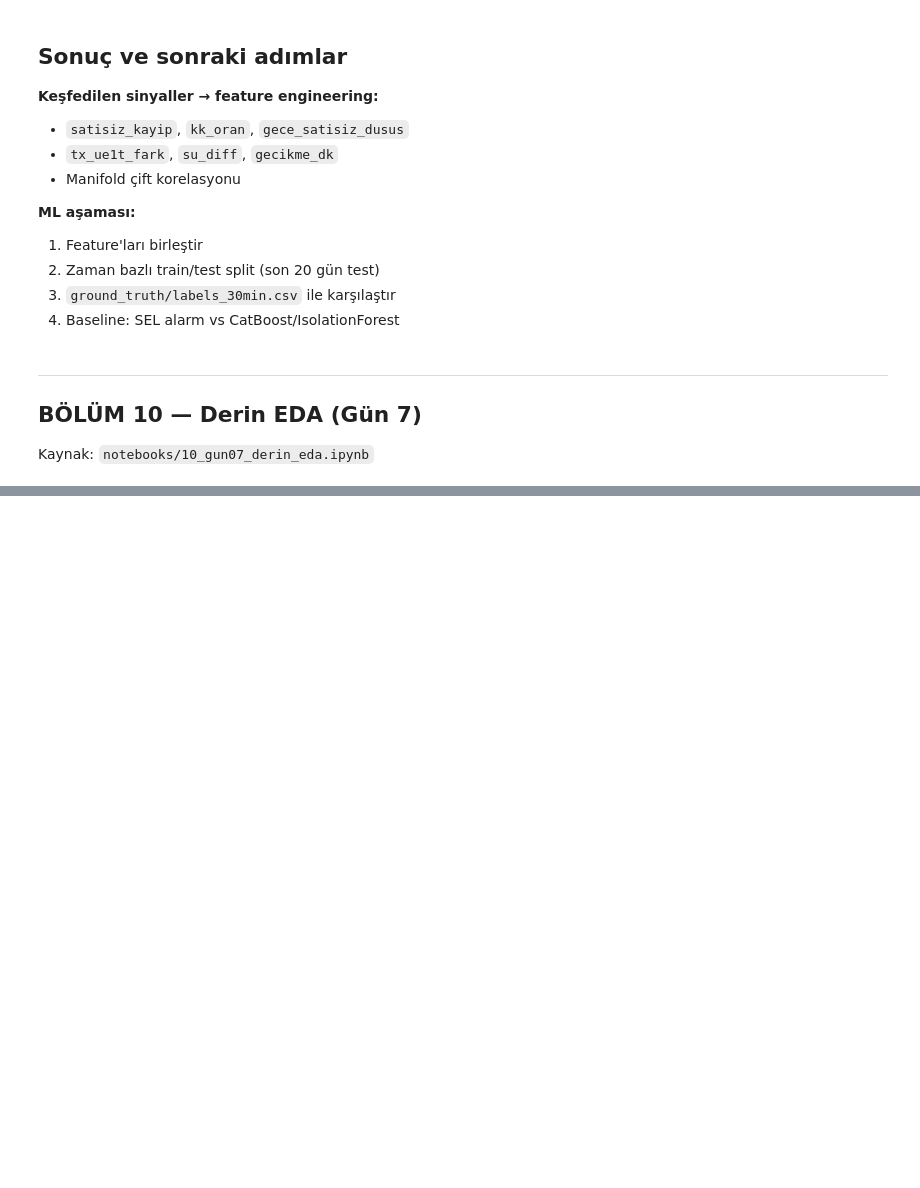
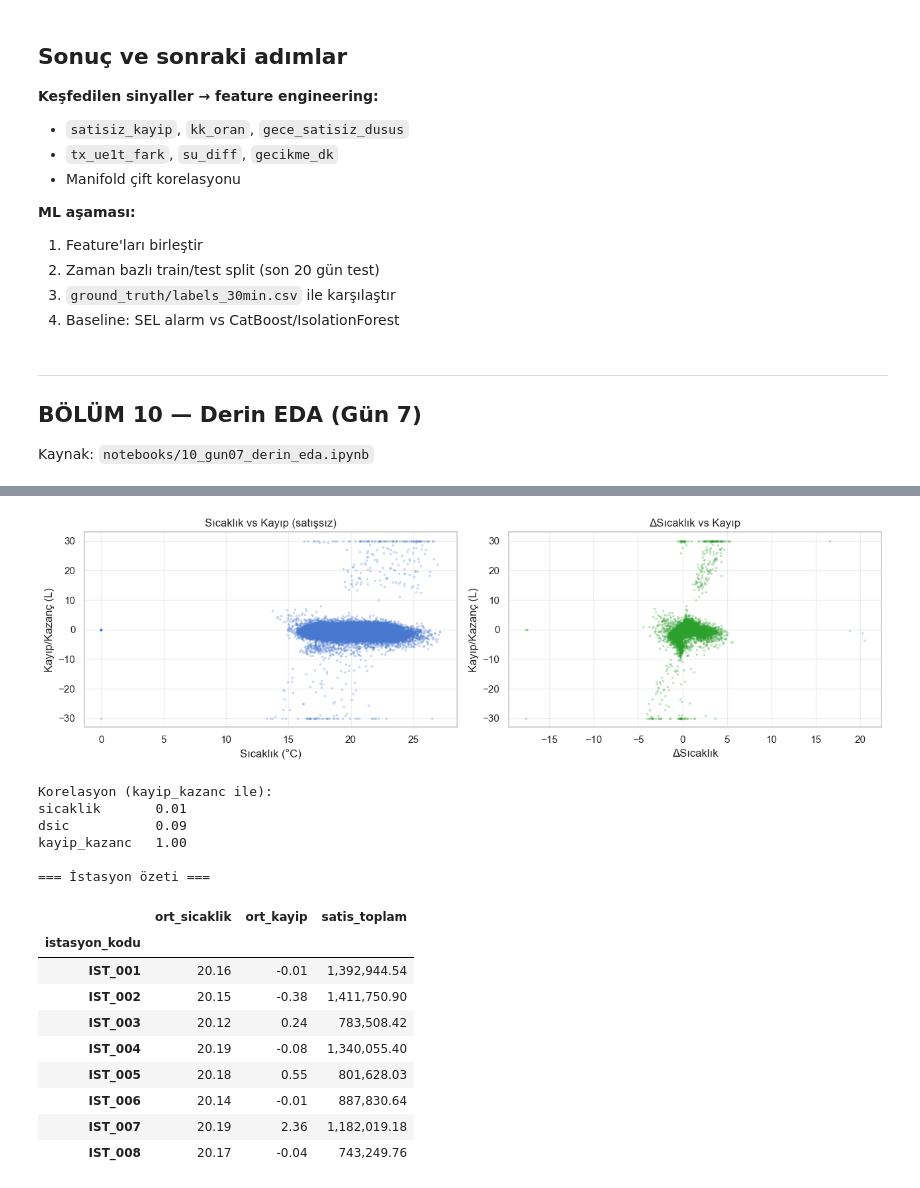
Before and after one commit to EdipMangtay/Turpak_Staj, a Jupyter notebook: eda/EDA_Master.ipynb, the cells around one changed output, grey strips where cells are left out. Cells and saved outputs as stored; diff of their text form; code cells hidden in the pictures; blank space fills up the shorter version.

```diff
--- a/eda/EDA_Master.ipynb
+++ b/eda/EDA_Master.ipynb
@@ -821,22 +1292,3 @@ save_fig(name='09_anomaly_01')
 ## BÖLÜM 10 — Derin EDA (Gün 7)
 
 Kaynak: `notebooks/10_gun07_derin_eda.ipynb`
-# %%
-import sys
-from pathlib import Path
-import pandas as pd, numpy as np
-import matplotlib.pyplot as plt
-
-ROOT = Path.cwd()
-if ROOT.name != 'eda': ROOT = ROOT / 'eda'
-sys.path.insert(0, str(ROOT))
-from utils.data_loader import load_all
-
-pd.set_option('display.max_columns', 40)
-plt.rcParams['figure.figsize'] = (12, 4)
-
-dfs = load_all()
-ue = dfs['ue1t_30min']
-tanks = dfs['tanks']
-inv = dfs['inventory_30min']
-print('ue1t:', ue.shape, '| tanks:', tanks.shape, '| inventory:', inv.shape)
@@ -956,0 +1411,45 @@ print(inv.isna().sum()[inv.isna().sum()>0].to_string())
+# %%
+nosale = ue[(ue.pompa_satis == 0) & ue.sicaklik.notna()].copy()
+nosale['dsic'] = nosale.groupby(['istasyon_kodu','tank_no'])['sicaklik'].diff()
+sub = nosale.dropna(subset=['dsic'])
+
+fig, ax = plt.subplots(1, 2, figsize=(13, 4))
+ax[0].scatter(sub['sicaklik'], sub['kayip_kazanc'].clip(-30, 30), s=3, alpha=0.2)
+ax[0].set_xlabel('Sıcaklık (°C)'); ax[0].set_ylabel('Kayıp/Kazanç (L)')
+ax[0].set_title('Sıcaklık vs Kayıp (satışsız)')
+ax[1].scatter(sub['dsic'], sub['kayip_kazanc'].clip(-30, 30), s=3, alpha=0.2, color='tab:green')
+ax[1].set_xlabel('ΔSıcaklık'); ax[1].set_ylabel('Kayıp/Kazanç (L)')
+ax[1].set_title('ΔSıcaklık vs Kayıp')
+plt.tight_layout()
+set_section('10_deep_eda'); save_fig(name='01_sicaklik_kayip')
+
+corr = sub[['sicaklik','dsic','kayip_kazanc']].corr()['kayip_kazanc']
+print('Korelasyon (kayip_kazanc ile):')
+print(corr.round(3).to_string())
+
+# İstasyon kırılımında ortalama sıcaklık ve kayıp
+ist_ozet = ue.groupby('istasyon_kodu').agg(
+    ort_sicaklik=('sicaklik','mean'),
+    ort_kayip=('kayip_kazanc','mean'),
+    satis_toplam=('pompa_satis','sum'),
+).round(2)
+print('\n=== İstasyon özeti ===')
+display(ist_ozet)
+# %% [output]
+[figure, added]
+Korelasyon (kayip_kazanc ile):
+sicaklik       0.01
+dsic           0.09
+kayip_kazanc   1.00
+
+=== İstasyon özeti ===
+|  | ort_sicaklik | ort_kayip | satis_toplam |
+| istasyon_kodu |  |  |  |
+| IST_001 | 20.16 | -0.01 | 1,392,944.54 |
+| IST_002 | 20.15 | -0.38 | 1,411,750.90 |
+| IST_003 | 20.12 | 0.24 | 783,508.42 |
+| IST_004 | 20.19 | -0.08 | 1,340,055.40 |
+| IST_005 | 20.18 | 0.55 | 801,628.03 |
+| IST_006 | 20.14 | -0.01 | 887,830.64 |
+| IST_007 | 20.19 | 2.36 | 1,182,019.18 |
+| IST_008 | 20.17 | -0.04 | 743,249.76 |
```
Also changed, not shown: parts of 95 cells of this notebook, 58 other files.
